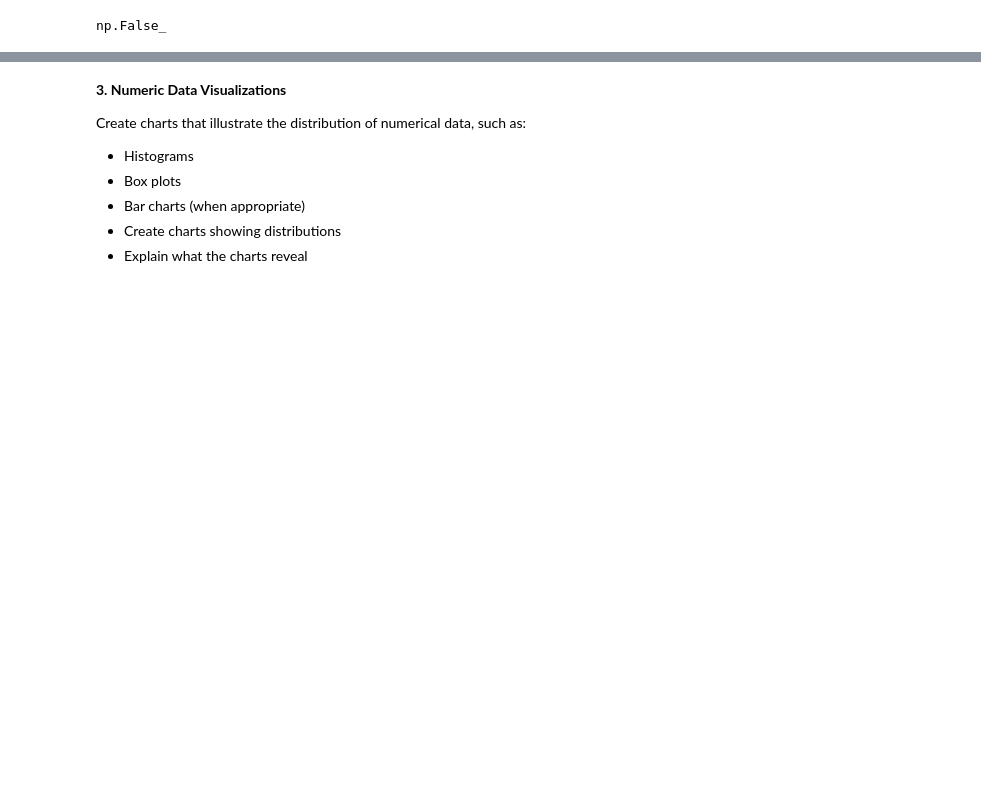
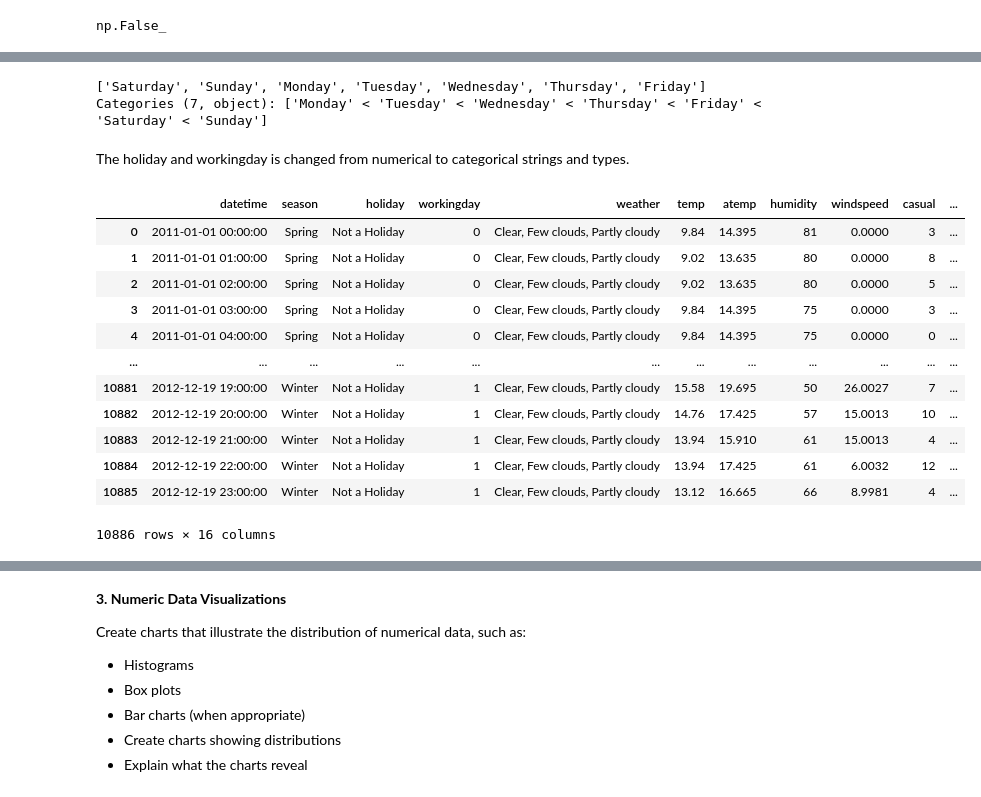
Before and after one commit to keshleem/final_project, a Jupyter notebook: klmartin_dx602_final.ipynb, the cells around one changed output, grey strips where cells are left out. Drawn from its saved outputs; the diff is of its cells as text; code cells hidden in the pictures; blank space fills up the shorter version.

```diff
--- a/klmartin_dx602_final.ipynb
+++ b/klmartin_dx602_final.ipynb
@@ -108,0 +269,43 @@ np.False_
+# %%
+# changing day of week type to category and reordering them from S-F to M-S
+week_order = ["Monday",
+  "Tuesday",
+  "Wednesday",
+  "Thursday",
+  "Friday",
+  "Saturday",
+  "Sunday"]
+
+bikes["day_of_week"] = pd.Categorical(bikes["day_of_week"], categories=week_order, ordered=True)
+
+# verification that the new order and categories are correct
+bikes["day_of_week"].unique()
+# %% [output]
+['Saturday', 'Sunday', 'Monday', 'Tuesday', 'Wednesday', 'Thursday', 'Friday']
+Categories (7, object): ['Monday' < 'Tuesday' < 'Wednesday' < 'Thursday' < 'Friday' < 'Saturday' < 'Sunday']
+# %% [markdown]
+The holiday and workingday is changed from numerical to categorical strings and types.
+# %%
+#changing numerical to categorical for the holiday column
+holiday_name = {
+  0: "Not a Holiday",
+  1: "Holiday"
+}
+
+bikes["holiday"] = bikes["holiday"].map(holiday_name).astype("category")
+
+bikes
+# %% [output]
+|  | datetime | season | holiday | workingday | weather | temp | atemp | humidity | windspeed | casual | ... |
+| 0 | 2011-01-01 00:00:00 | Spring | Not a Holiday | 0 | Clear, Few clouds, Partly cloudy | 9.84 | 14.395 | 81 | 0.0000 | 3 | ... |
+| 1 | 2011-01-01 01:00:00 | Spring | Not a Holiday | 0 | Clear, Few clouds, Partly cloudy | 9.02 | 13.635 | 80 | 0.0000 | 8 | ... |
+| 2 | 2011-01-01 02:00:00 | Spring | Not a Holiday | 0 | Clear, Few clouds, Partly cloudy | 9.02 | 13.635 | 80 | 0.0000 | 5 | ... |
+| 3 | 2011-01-01 03:00:00 | Spring | Not a Holiday | 0 | Clear, Few clouds, Partly cloudy | 9.84 | 14.395 | 75 | 0.0000 | 3 | ... |
+| 4 | 2011-01-01 04:00:00 | Spring | Not a Holiday | 0 | Clear, Few clouds, Partly cloudy | 9.84 | 14.395 | 75 | 0.0000 | 0 | ... |
+| ... | ... | ... | ... | ... | ... | ... | ... | ... | ... | ... | ... |
+| 10881 | 2012-12-19 19:00:00 | Winter | Not a Holiday | 1 | Clear, Few clouds, Partly cloudy | 15.58 | 19.695 | 50 | 26.0027 | 7 | ... |
+| 10882 | 2012-12-19 20:00:00 | Winter | Not a Holiday | 1 | Clear, Few clouds, Partly cloudy | 14.76 | 17.425 | 57 | 15.0013 | 10 | ... |
+| 10883 | 2012-12-19 21:00:00 | Winter | Not a Holiday | 1 | Clear, Few clouds, Partly cloudy | 13.94 | 15.910 | 61 | 15.0013 | 4 | ... |
+| 10884 | 2012-12-19 22:00:00 | Winter | Not a Holiday | 1 | Clear, Few clouds, Partly cloudy | 13.94 | 17.425 | 61 | 6.0032 | 12 | ... |
+| 10885 | 2012-12-19 23:00:00 | Winter | Not a Holiday | 1 | Clear, Few clouds, Partly cloudy | 13.12 | 16.665 | 66 | 8.9981 | 4 | ... |
+10886 rows × 16 columns
```
Also changed, not shown: parts of 22 cells of this notebook.
